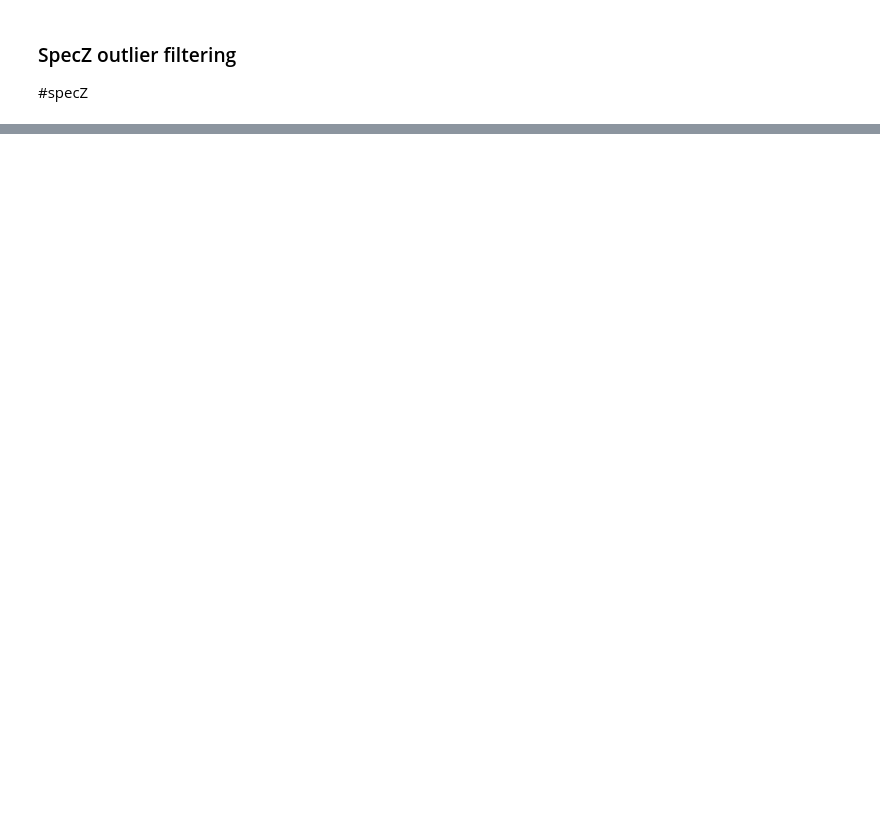
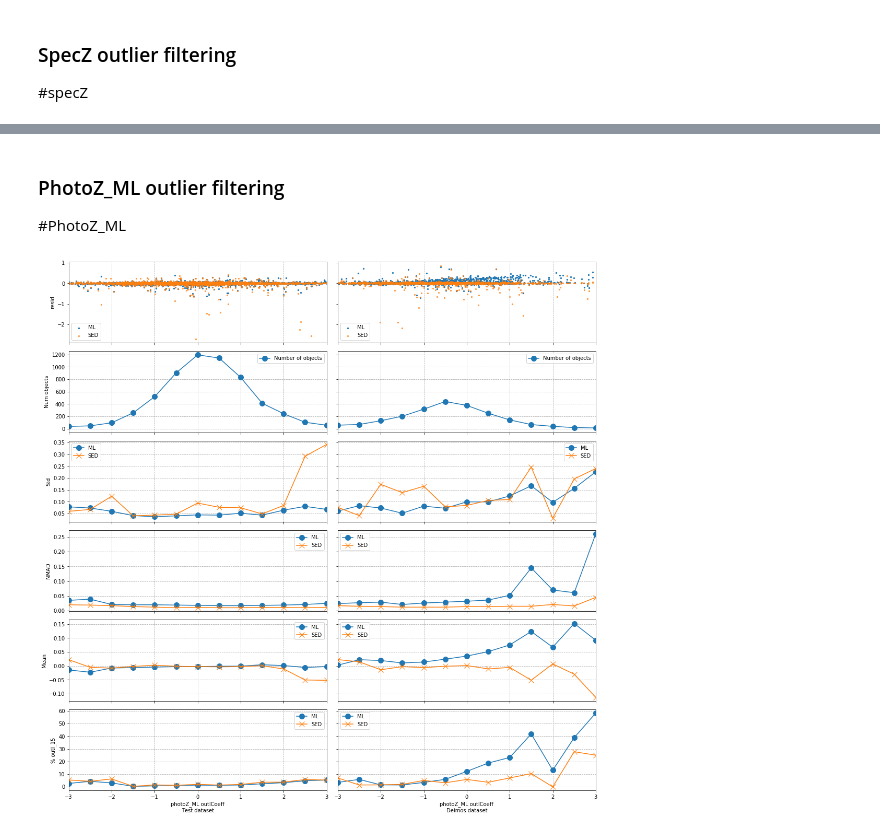
Before and after one commit to ShrRa/COSMOS_SOM, a Jupyter notebook: Statistics.ipynb, the cells around one changed output, grey strips where cells are left out. Saved outputs shown, nothing was run; the diff lists cells and outputs as text; code cells hidden in the pictures; blank space fills up the shorter version.

```diff
--- a/Statistics.ipynb
+++ b/Statistics.ipynb
@@ -97,0 +153,12 @@ KeyError: 'resid_ML'
+# %% [markdown]
+### PhotoZ_ML outlier filtering
+<a id='PhotoZ_ML'>#PhotoZ_ML</a>
+# %%
+### Plot statistics for different outlCoeff ###
+datasetNames=['Test','Deimos']
+data=[datasets[name] for name in datasetNames]
+stats=[statAll[name] for name in datasetNames]
+case=photoZ_ML
+fig=plotStatsForOutlCoeff(data,case,stats,datasetNames)
+# %% [output]
+[figure, added]
```
Also changed, not shown: parts of 11 cells of this notebook.
